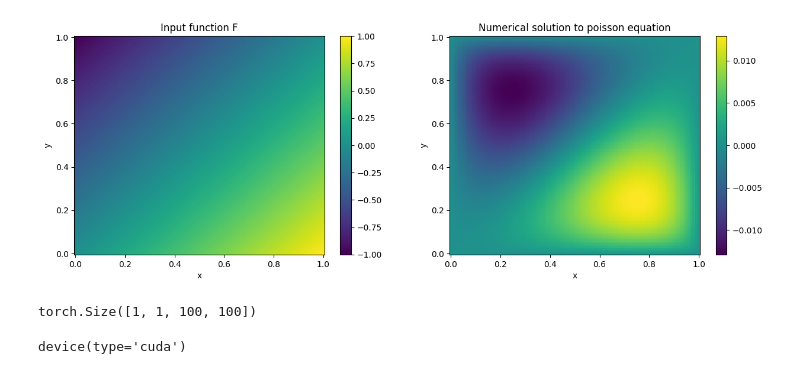
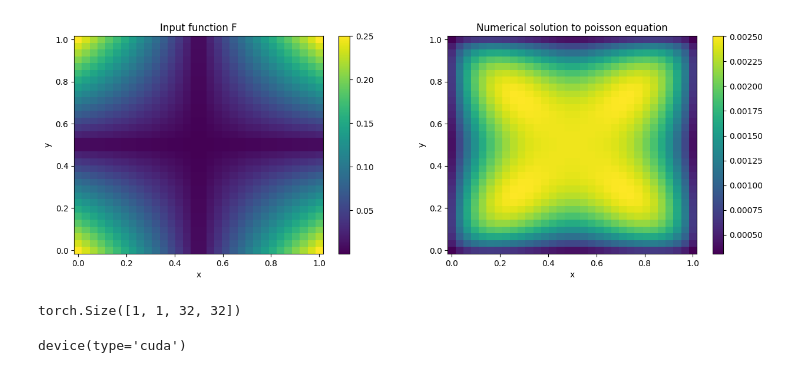
Before and after one commit to frasermartinx/MScProject, a Jupyter notebook: Ground_Truth.ipynb, the cells around one changed output. Cells and saved outputs as stored; diff of their text form; code cells hidden in the pictures.

```diff
--- a/Ground_Truth.ipynb
+++ b/Ground_Truth.ipynb
@@ -5,7 +5,7 @@ import scipy.sparse as sp
 import scipy.sparse.linalg
 import torch
 
-N = 100
+N = 32
 h = 1.0 / (N - 1)
 x = np.linspace(0, 1, N)
 y = np.linspace(0, 1, N)
@@ -19,7 +19,7 @@ neumann = False
 # Define f
 F = np.abs(X -0.5) * np.abs(Y-0.5)
 #F = np.sin(X)*np.sin(Y)/np.sqrt(2*np.pi**2) - np.sin(2*X) * np.sin(Y) / np.sqrt(5*np.pi**2)
-F = X - Y
+# F = X - Y
 #F = X**2 + Y**2
 #F = X*Y
 
@@ -63,35 +63,35 @@ u = scipy.sparse.linalg.spsolve(A, F_num)
 U = u.reshape((N, N))
 
 
 # Plotting
 fig, axs = plt.subplots(nrows = 1, ncols = 2)
 fig.set_figwidth(15)
 
 fig1 = axs[0].pcolormesh(X,Y,F)
 fig.colorbar(fig1)
 axs[0].set_title("Input function F")
 axs[0].set_xlabel("x")
 axs[0].set_ylabel("y")
 
 
 
 fig2 = axs[1].pcolormesh(X,Y,U)
 fig.colorbar(fig2)
 axs[1].set_title("Numerical solution to poisson equation")
 axs[1].set_xlabel("x")
 axs[1].set_ylabel("y")
 plt.show()
 
 
 
 #save input function
 
 F = torch.tensor(F)[None,None,:]
 print(F.shape)
 torch.save(F,"../finput.pt")
 # %% [output]
-[figure, old version]
+[figure, new version]
-torch.Size([1, 1, 100, 100])
+torch.Size([1, 1, 32, 32])
 # %%
 import torch
 torch.device('cuda') if torch.cuda.is_available() else torch.device('cpu')
```
Also changed, not shown: parts of 10 cells of this notebook, 9 other files.
